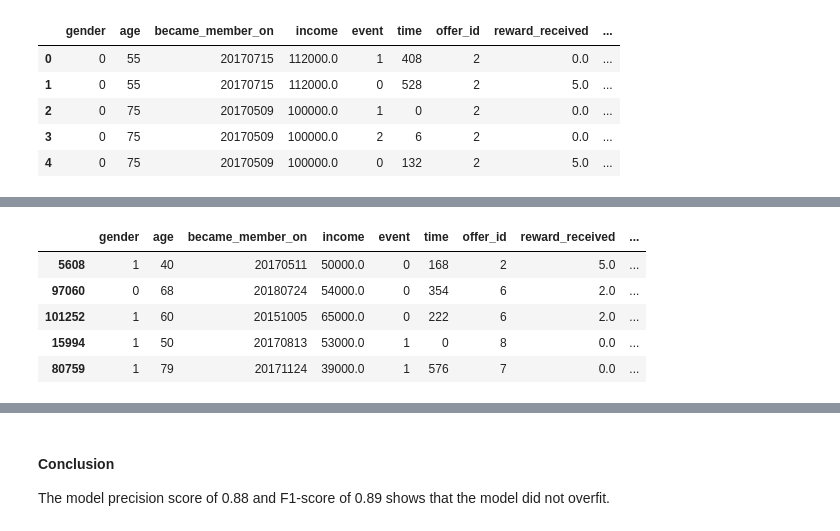
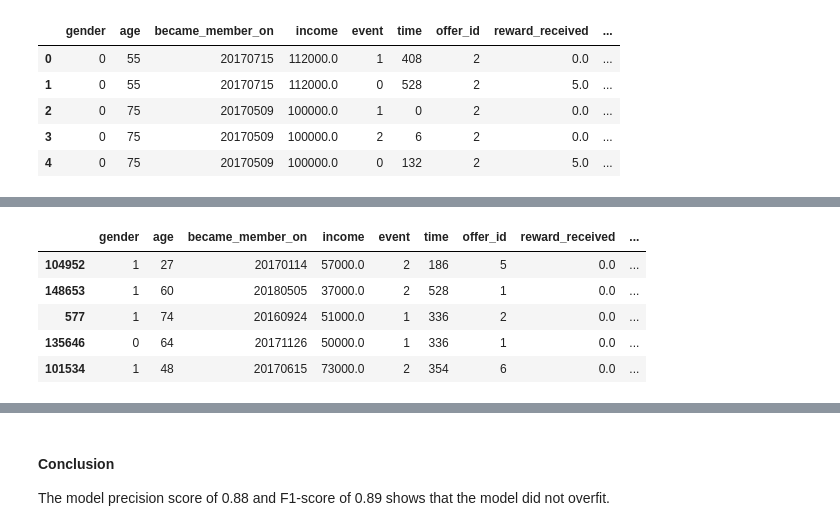
Before and after one commit to edidiongaligbe/Starbucks_Capstone_Project, a Jupyter notebook: Starbucks_Project.ipynb, the cells around one changed output, grey strips where cells are left out. Drawn from its saved outputs; the diff is of its cells as text; code cells hidden in the pictures.

```diff
--- a/Starbucks_Project.ipynb
+++ b/Starbucks_Project.ipynb
@@ -526,0 +515,3 @@ label.head()
+# %%
+df['target'] = create_target()
+df.head()
@@ -561,13 +556,12 @@ The following Sklearn multiclass classification models will be train.
 # %%
-
 from sklearn.model_selection import train_test_split
 
-x_train, x_test, y_train, y_test = train_test_split(df, label, test_size=0.2)
-x_train.head()
+train_data, test_data  = train_test_split(df, test_size=0.2)
+train_data.head()
 # %% [output]
 |  | gender | age | became_member_on | income | event | time | offer_id | reward_received | ... |
-| 5608 | 1 | 40 | 20170511 | 50000.0 | 0 | 168 | 2 | 5.0 | ... |
-| 97060 | 0 | 68 | 20180724 | 54000.0 | 0 | 354 | 6 | 2.0 | ... |
-| 101252 | 1 | 60 | 20151005 | 65000.0 | 0 | 222 | 6 | 2.0 | ... |
-| 15994 | 1 | 50 | 20170813 | 53000.0 | 1 | 0 | 8 | 0.0 | ... |
-| 80759 | 1 | 79 | 20171124 | 39000.0 | 1 | 576 | 7 | 0.0 | ... |
+| 104952 | 1 | 27 | 20170114 | 57000.0 | 2 | 186 | 5 | 0.0 | ... |
+| 148653 | 1 | 60 | 20180505 | 37000.0 | 2 | 528 | 1 | 0.0 | ... |
+| 577 | 1 | 74 | 20160924 | 51000.0 | 1 | 336 | 2 | 0.0 | ... |
+| 135646 | 0 | 64 | 20171126 | 50000.0 | 1 | 336 | 1 | 0.0 | ... |
+| 101534 | 1 | 48 | 20170615 | 73000.0 | 2 | 354 | 6 | 0.0 | ... |
```
Also changed, not shown: parts of 31 cells of this notebook.
